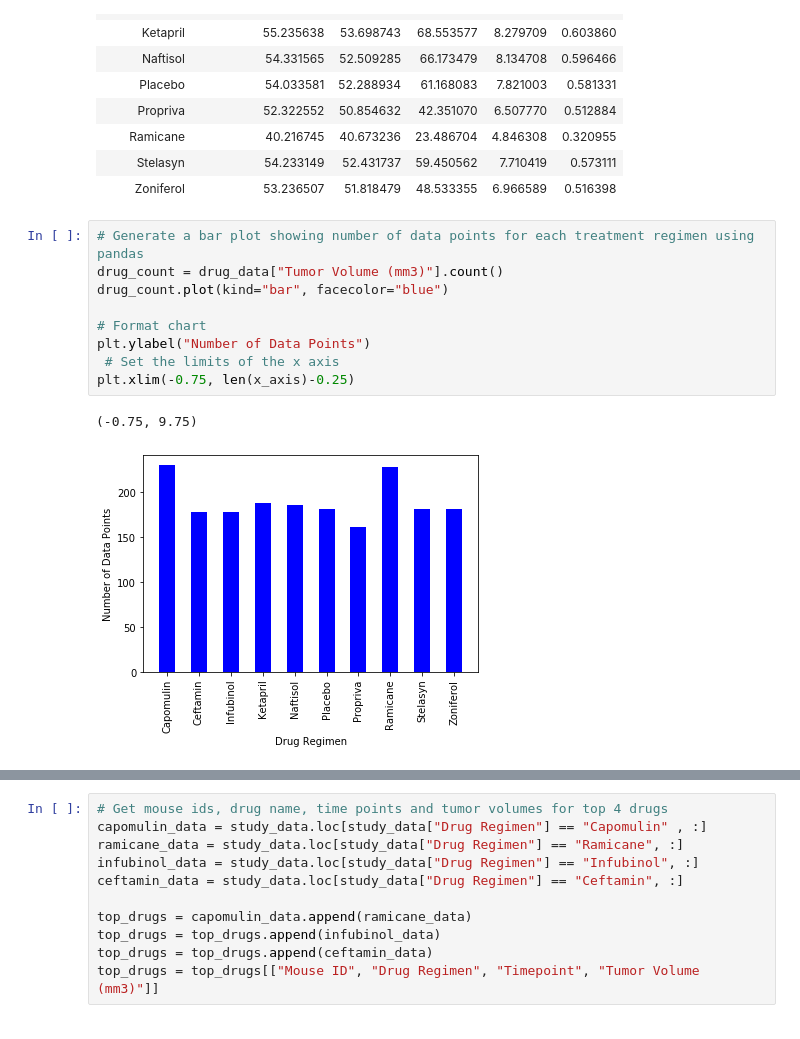
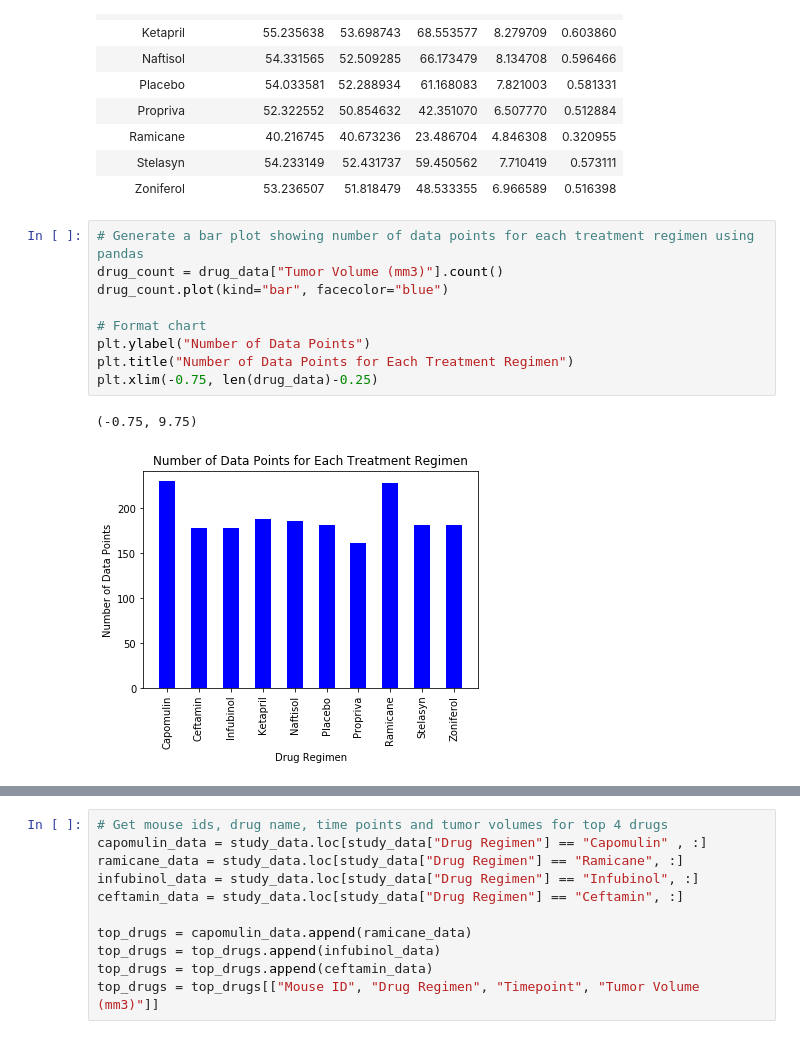
Before and after one commit to jnugent13/matplotlib-challenge, a Jupyter notebook: Matplotlib.ipynb, the cells around one changed output, grey strips where cells are left out. Cells and saved outputs as stored; diff of their text form.

```diff
--- a/Matplotlib.ipynb
+++ b/Matplotlib.ipynb
@@ -77,15 +96,15 @@ summary_table
 # %%
 # Generate a bar plot showing number of data points for each treatment regimen using pandas
 drug_count = drug_data["Tumor Volume (mm3)"].count()
 drug_count.plot(kind="bar", facecolor="blue")
 
 # Format chart
 plt.ylabel("Number of Data Points")
- # Set the limits of the x axis
-plt.xlim(-0.75, len(x_axis)-0.25)
+plt.title("Number of Data Points for Each Treatment Regimen")
+plt.xlim(-0.75, len(drug_data)-0.25)
 # %% [output]
 (-0.75, 9.75)
-[figure, old version]
+[figure, new version]
 # %%
 # Generate a bar plot showing number of data points for each treatment regimen using pyplot
 drug_names = study_data["Drug Regimen"].unique()
```
Also changed, not shown: parts of 12 cells of this notebook, 5 other files.
